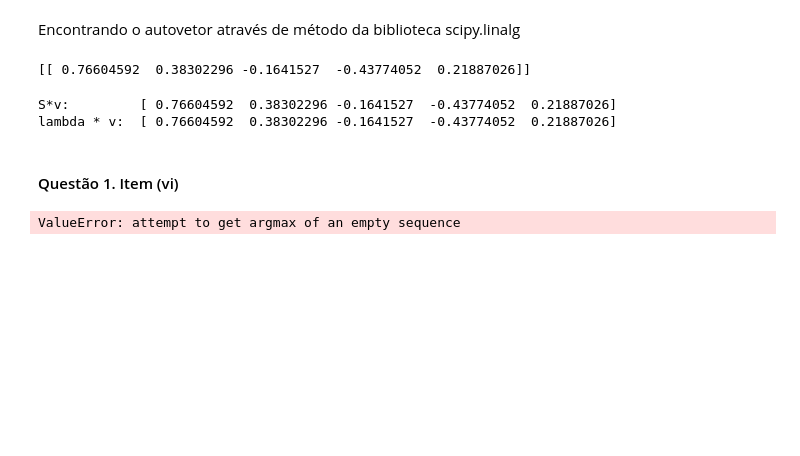
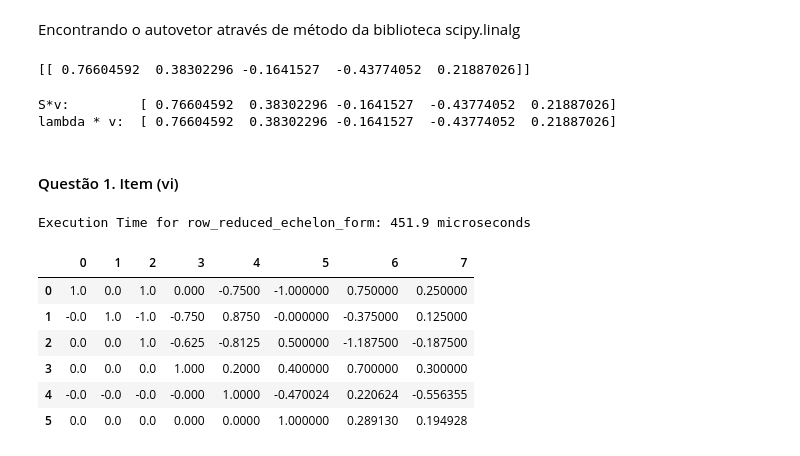
Before and after one commit to davibelo/EQE703_trabalho_1, a Jupyter notebook: respostas.ipynb, the cells around one changed output. Saved outputs shown, nothing was run; the diff lists cells and outputs as text; code cells hidden in the pictures; blank space fills up the shorter version.

```diff
--- a/respostas.ipynb
+++ b/respostas.ipynb
@@ -450,6 +450,14 @@ lambda * v:  [ 0.76604592  0.38302296 -0.1641527  -0.43774052  0.21887026]
 #### Questão 1. Item (vi)
 # %%
 red_E = row_reduced_echelon_form(E)
-print(E)
+display_as_dataframe(red_E)
+#print(red_E)
 # %% [output]
-ValueError: attempt to get argmax of an empty sequence
+Execution Time for row_reduced_echelon_form: 451.9 microseconds
+|  | 0 | 1 | 2 | 3 | 4 | 5 | 6 | 7 |
+| 0 | 1.0 | 0.0 | 1.0 | 0.000 | -0.7500 | -1.000000 | 0.750000 | 0.250000 |
+| 1 | -0.0 | 1.0 | -1.0 | -0.750 | 0.8750 | -0.000000 | -0.375000 | 0.125000 |
+| 2 | 0.0 | 0.0 | 1.0 | -0.625 | -0.8125 | 0.500000 | -1.187500 | -0.187500 |
+| 3 | 0.0 | 0.0 | 0.0 | 1.000 | 0.2000 | 0.400000 | 0.700000 | 0.300000 |
+| 4 | -0.0 | -0.0 | -0.0 | -0.000 | 1.0000 | -0.470024 | 0.220624 | -0.556355 |
+| 5 | 0.0 | 0.0 | 0.0 | 0.000 | 0.0000 | 1.000000 | 0.289130 | 0.194928 |
```
Also changed, not shown: parts of 9 cells of this notebook, 1 other file.
